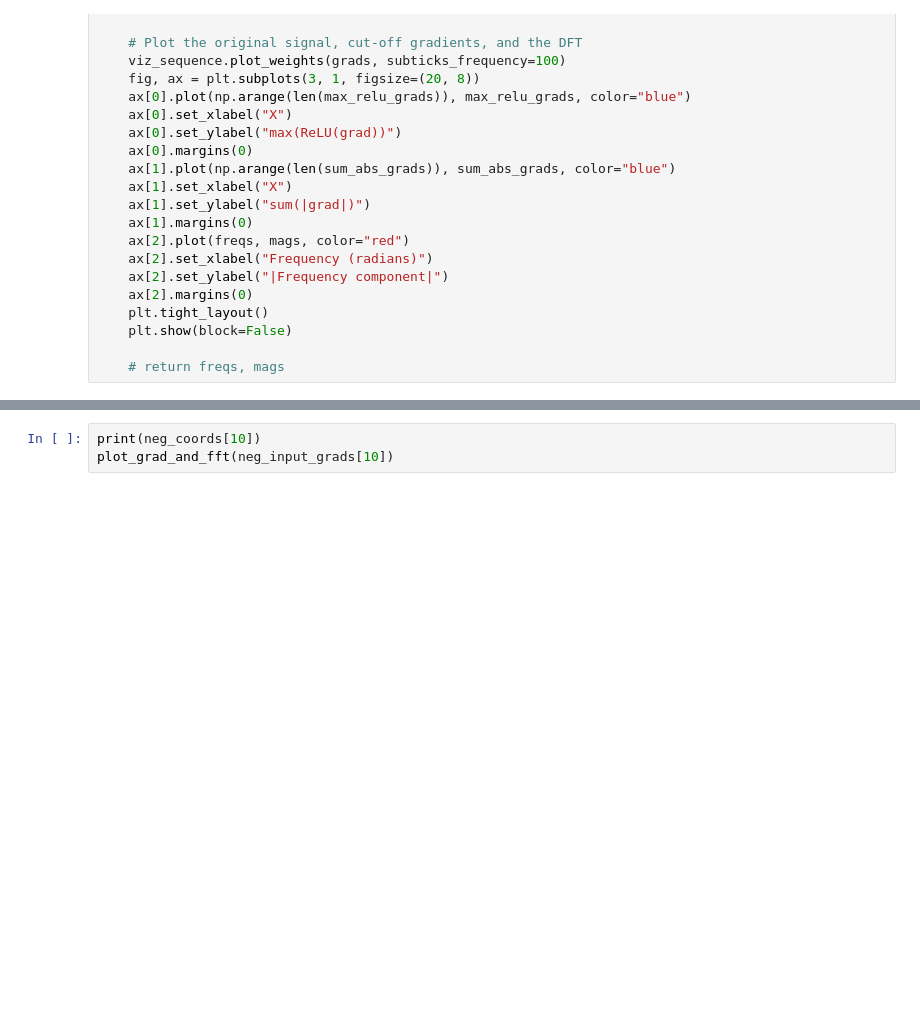
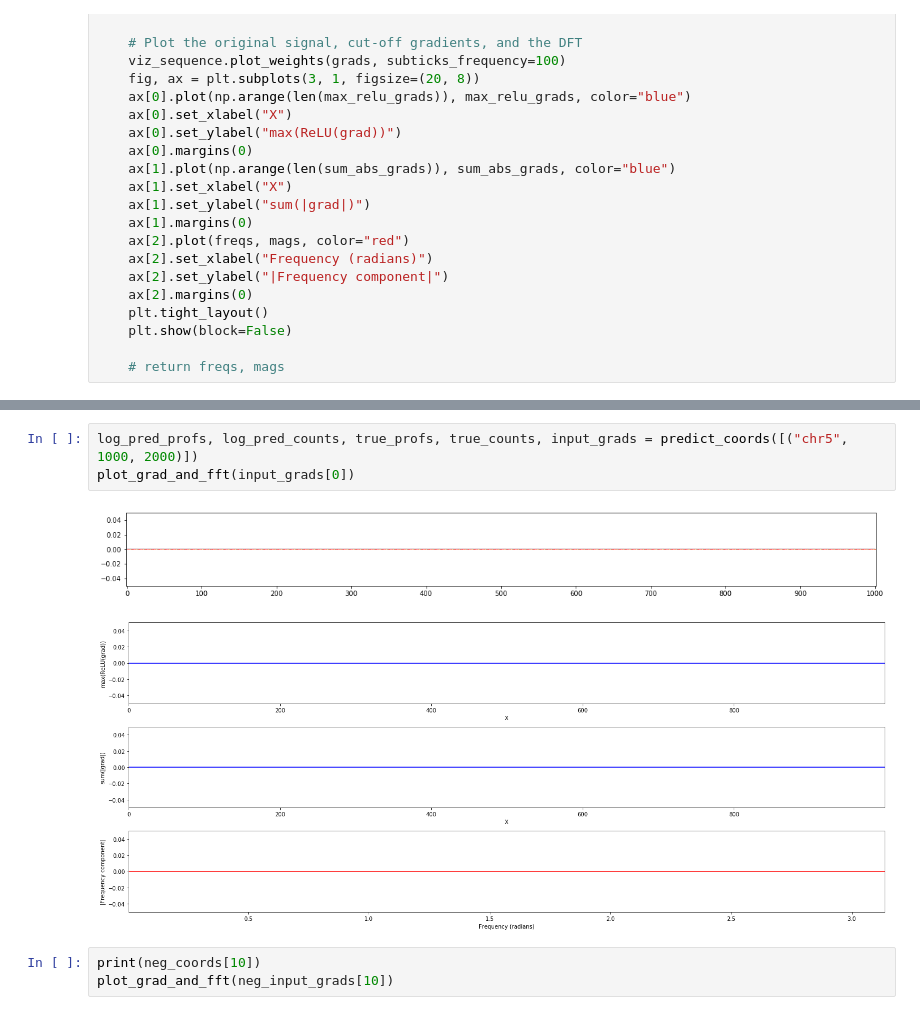
Before and after one commit to amtseng/fourier_attribution_priors, a Jupyter notebook: notebooks/input_gradients.ipynb, the cells around one changed output, grey strips where cells are left out. Saved outputs shown, nothing was run; the diff lists cells and outputs as text; blank space fills up the shorter version.

```diff
--- a/notebooks/input_gradients.ipynb
+++ b/notebooks/input_gradients.ipynb
@@ -261,3 +176,9 @@ plot_grad_and_fft(neg_input_grads[50])
+# %%
+log_pred_profs, log_pred_counts, true_profs, true_counts, input_grads = predict_coords([("chr5", 1000, 2000)])
+plot_grad_and_fft(input_grads[0])
+# %% [output]
+[figure, added]
+[figure, added]
 # %%
 print(neg_coords[10])
 plot_grad_and_fft(neg_input_grads[10])
```
Also changed, not shown: parts of 23 cells of this notebook, 3 other files.
